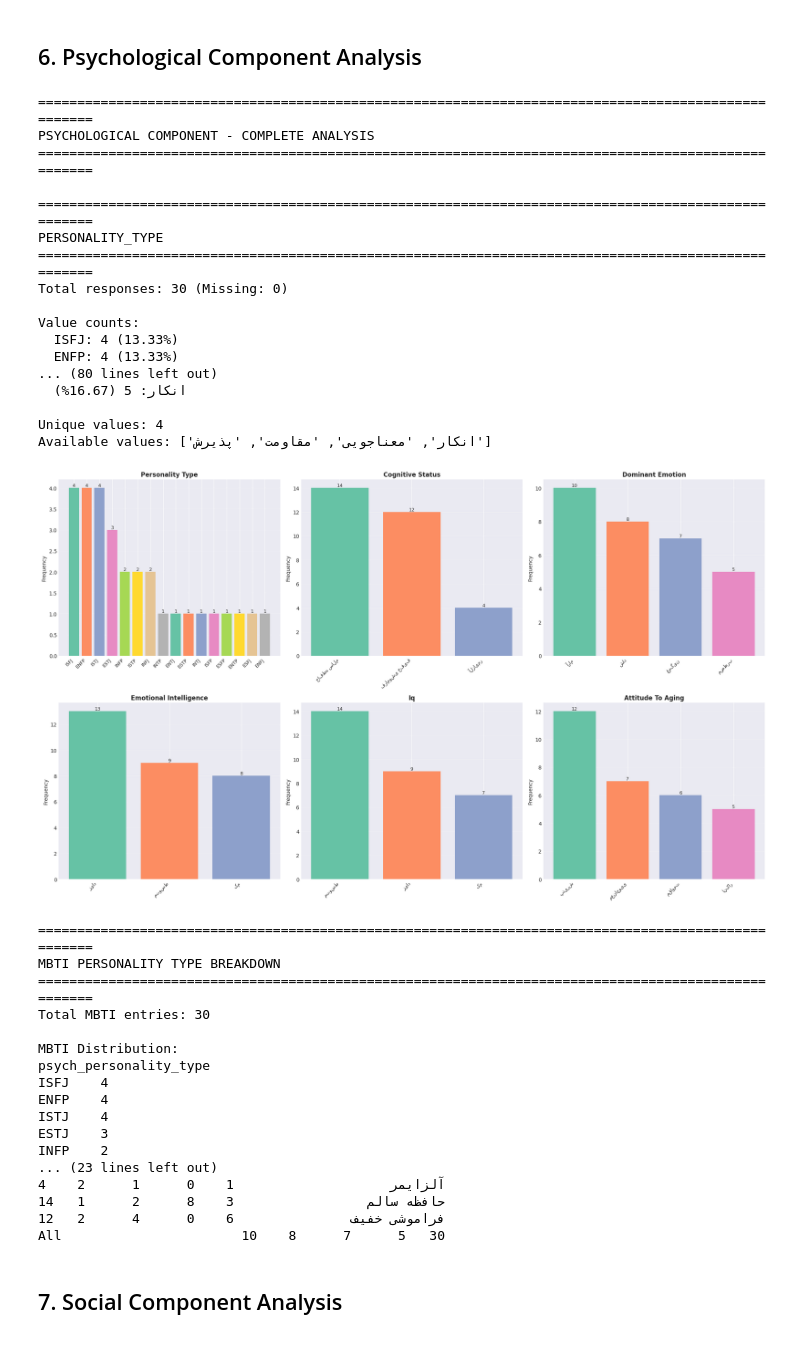
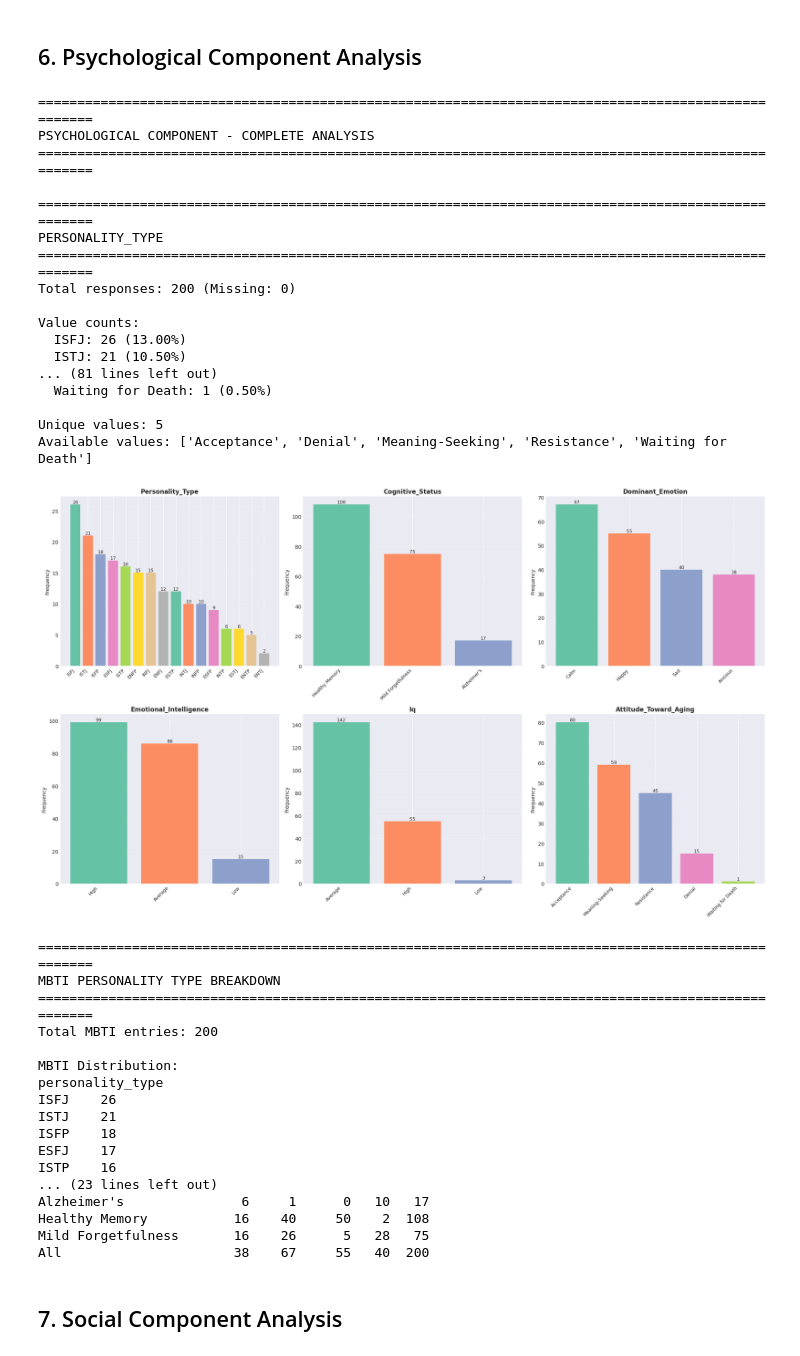
Before and after one commit to liAmirali/uni-final-ai, a Jupyter notebook: dataset_gen/persona_analyzer.ipynb, the cells around one changed output. Drawn from its saved outputs; the diff is of its cells as text; code cells hidden in the pictures.

```diff
--- a/dataset_gen/persona_analyzer.ipynb
+++ b/dataset_gen/persona_analyzer.ipynb
@@ -147,0 +87,5 @@ None
+# %%
+# Creating DataFrame
+df = pd.DataFrame(flatten_persona_data)
+print("\nDataFrame Info:")
+print(df.info())
@@ -271,8 +233,7 @@ M        14.0  78.357143  6.946024  65.0  73.25  78.0  84.50  89.0
 ## 5. Biological Component Analysis
 # %%
 # Biological component variables
-bio_vars = ['bio_general_health', 'bio_chronic_disease', 'bio_mobility',
-            'bio_vision', 'bio_hearing', 'bio_daily_energy']
+bio_vars = ['general_health', 'chronic_disease', 'mobility', 'hearing_senses', 'vision_senses', 'daily_energy']
 
 print("=" * 100)
 print("BIOLOGICAL COMPONENT - COMPLETE ANALYSIS")
@@ -281,7 +242,7 @@ print("=" * 100)
 # Analyze each biological variable
 for var in bio_vars:
     print(f"\n{'=' * 100}")
-    print(f"{var.upper().replace('BIO_', '')}")
+    print(f"{var.upper()}")
     print(f"{'=' * 100}")
 
     # Clean data: remove None/NaN values
@@ -312,8 +273,7 @@ for idx, var in enumerate(bio_vars):
     axes[idx].set_xticks(range(len(value_counts)))
     axes[idx].set_xticklabels(value_counts.index, rotation=45, ha='right', fontsize=9)
     axes[idx].set_ylabel('Frequency', fontsize=10)
-    axes[idx].set_title(var.replace('bio_', '').replace('_', ' ').title(),
-                        fontsize=12, fontweight='bold')
+    axes[idx].set_title(var.title(), fontsize=12, fontweight='bold')
     axes[idx].grid(True, alpha=0.3, axis='y')
 
     # Add value labels on bars
@@ -327,14 +287,14 @@ plt.show()
 print("\n" + "=" * 100)
 print("CROSS-TABULATION: General Health vs Daily Energy")
 print("=" * 100)
-crosstab = pd.crosstab(df['bio_general_health'], df['bio_daily_energy'], margins=True)
+crosstab = pd.crosstab(df['general_health'], df['daily_energy'], margins=True)
 print(crosstab.to_string())
 
 # Mobility vs General Health
 print("\n" + "=" * 100)
 print("CROSS-TABULATION: Mobility vs General Health")
 print("=" * 100)
-crosstab2 = pd.crosstab(df['bio_mobility'], df['bio_general_health'], margins=True)
+crosstab2 = pd.crosstab(df['mobility'], df['general_health'], margins=True)
 print(crosstab2.to_string())
 # %% [output]
 ====================================================================================================
@@ -379,8 +339,8 @@ All                   7     9     14   30
 ## 6. Psychological Component Analysis
 # %%
 # Psychological component variables
-psych_vars = ['psych_personality_type', 'psych_cognitive_status', 'psych_dominant_emotion',
-              'psych_emotional_intelligence', 'psych_iq', 'psych_attitude_to_aging']
+psych_vars = ['personality_type', 'cognitive_status', 'dominant_emotion',
+              'emotional_intelligence', 'iq', 'attitude_toward_aging']
 
 print("=" * 100)
 print("PSYCHOLOGICAL COMPONENT - COMPLETE ANALYSIS")
@@ -389,7 +349,7 @@ print("=" * 100)
 # Analyze each psychological variable
 for var in psych_vars:
     print(f"\n{'=' * 100}")
-    print(f"{var.upper().replace('PSYCH_', '')}")
+    print(f"{var.upper()}")
     print(f"{'=' * 100}")
 
     # Clean data: remove None/NaN values
@@ -420,8 +380,7 @@ for idx, var in enumerate(psych_vars):
     axes[idx].set_xticks(range(len(value_counts)))
     axes[idx].set_xticklabels(value_counts.index, rotation=45, ha='right', fontsize=9)
     axes[idx].set_ylabel('Frequency', fontsize=10)
-    axes[idx].set_title(var.replace('psych_', '').replace('_', ' ').title(),
-                        fontsize=12, fontweight='bold')
+    axes[idx].set_title(var.title(), fontsize=12, fontweight='bold')
     axes[idx].grid(True, alpha=0.3, axis='y')
 
     # Add value labels on bars
@@ -435,7 +394,7 @@ plt.show()
 print("\n" + "=" * 100)
 print("MBTI PERSONALITY TYPE BREAKDOWN")
 print("=" * 100)
-mbti_data = df['psych_personality_type'].dropna()
+mbti_data = df['personality_type'].dropna()
 print(f"Total MBTI entries: {len(mbti_data)}")
 print(f"\nMBTI Distribution:")
 print(mbti_data.value_counts().to_string())
@@ -445,59 +404,59 @@ if len(mbti_data) > 0:
     print(f"\nMBTI Dimension Analysis:")
     mbti_list = mbti_data.tolist()
 
     # Extract dimensions
     e_i = [p[0] for p in mbti_list if len(p) == 4]
     s_n = [p[1] for p in mbti_list if len(p) == 4]
     t_f = [p[2] for p in mbti_list if len(p) == 4]
     j_p = [p[3] for p in mbti_list if len(p) == 4]
 
     print(f"  E vs I: E={e_i.count('E')}, I={e_i.count('I')}")
     print(f"  S vs N: S={s_n.count('S')}, N={s_n.count('N')}")
     print(f"  T vs F: T={t_f.count('T')}, F={t_f.count('F')}")
     print(f"  J vs P: J={j_p.count('J')}, P={j_p.count('P')}")
 
 # Cognitive Status vs Dominant Emotion
 print("\n" + "=" * 100)
 print("CROSS-TABULATION: Cognitive Status vs Dominant Emotion")
 print("=" * 100)
-crosstab = pd.crosstab(df['psych_cognitive_status'], df['psych_dominant_emotion'], margins=True)
+crosstab = pd.crosstab(df['cognitive_status'], df['dominant_emotion'], margins=True)
 print(crosstab.to_string())
 # %% [output]
 ====================================================================================================
 PSYCHOLOGICAL COMPONENT - COMPLETE ANALYSIS
 ====================================================================================================
 
 ====================================================================================================
 PERSONALITY_TYPE
 ====================================================================================================
-Total responses: 30 (Missing: 0)
+Total responses: 200 (Missing: 0)
 
 Value counts:
-  ISFJ: 4 (13.33%)
-  ENFP: 4 (13.33%)
-... (80 lines left out)
-  انکار: 5 (16.67%)
+  ISFJ: 26 (13.00%)
+  ISTJ: 21 (10.50%)
+... (81 lines left out)
+  Waiting for Death: 1 (0.50%)
 
-Unique values: 4
-Available values: ['انکار', 'معناجویی', 'مقاومت', 'پذیرش']
+Unique values: 5
+Available values: ['Acceptance', 'Denial', 'Meaning-Seeking', 'Resistance', 'Waiting for Death']
-[figure, old version]
+[figure, new version]
 ====================================================================================================
 MBTI PERSONALITY TYPE BREAKDOWN
 ====================================================================================================
-Total MBTI entries: 30
+Total MBTI entries: 200
 
 MBTI Distribution:
-psych_personality_type
-ISFJ    4
-ENFP    4
-ISTJ    4
-ESTJ    3
-INFP    2
+personality_type
+ISFJ    26
+ISTJ    21
+ISFP    18
+ESFJ    17
+ISTP    16
 ... (23 lines left out)
-آلزایمر                    1    0      1      2    4
-حافظه سالم                 3    8      2      1   14
-فراموشی خفیف               6    0      4      2   12
-All                       10    8      7      5   30
+Alzheimer's               6     1      0   10   17
+Healthy Memory           16    40     50    2  108
+Mild Forgetfulness       16    26      5   28   75
+All                      38    67     55   40  200
 # %% [markdown]
 ## 7. Social Component Analysis
 # %%
```
Also changed, not shown: parts of 10 cells of this notebook, 5 other files.
